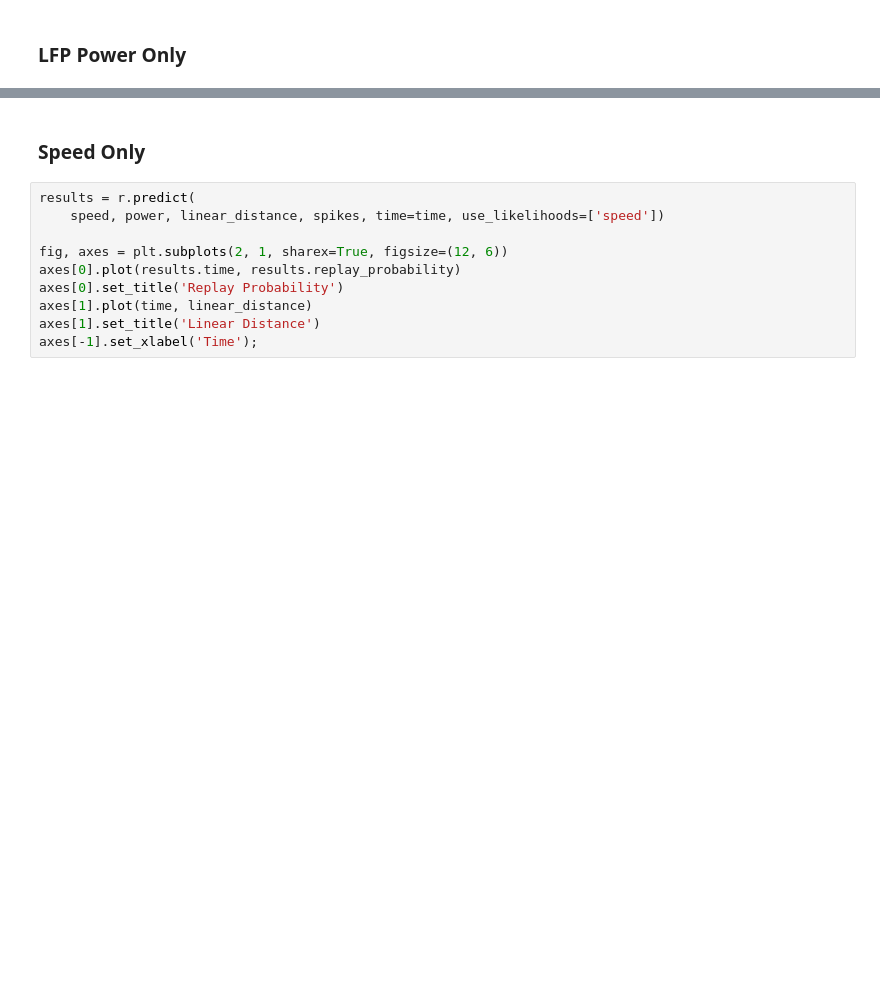
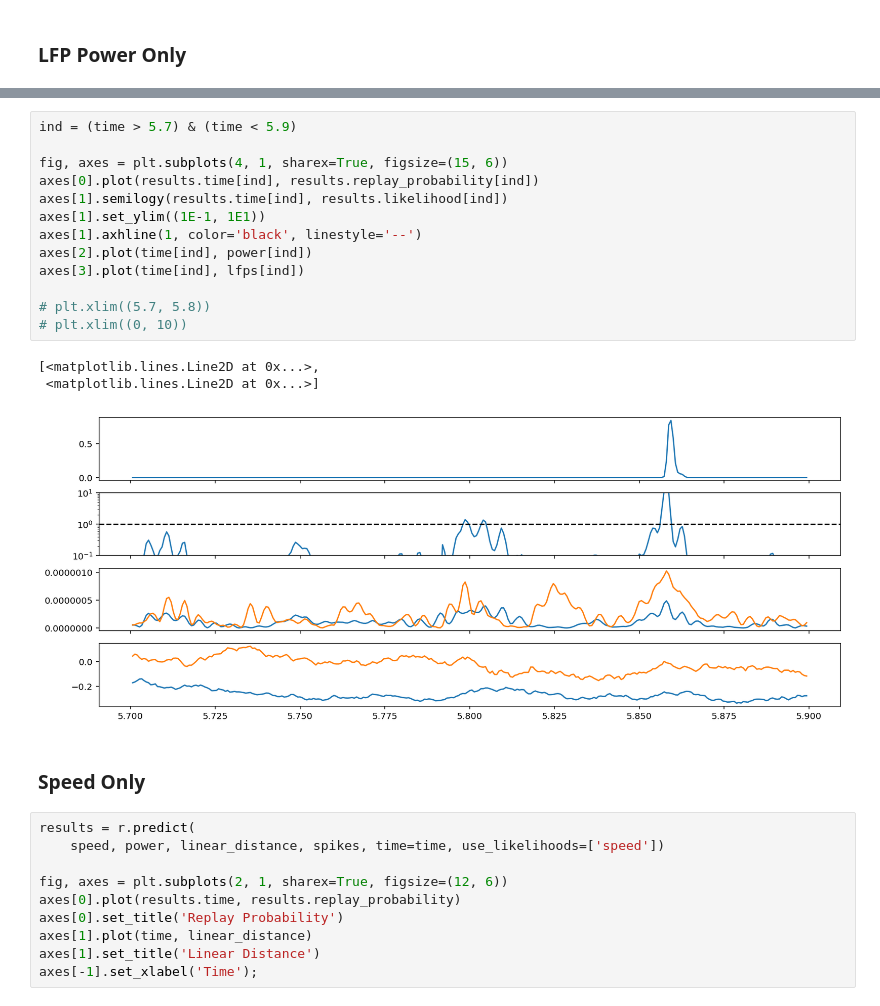
Before and after one commit to Eden-Kramer-Lab/replay_identification, a Jupyter notebook: notebooks/Test_Simulated_Data.ipynb, the cells around one changed output, grey strips where cells are left out. Drawn from its saved outputs; the diff is of its cells as text; blank space fills up the shorter version.

```diff
--- a/notebooks/Test_Simulated_Data.ipynb
+++ b/notebooks/Test_Simulated_Data.ipynb
@@ -385,3 +384,20 @@ INFO:replay_identification.decoders:Predicting replay probability and density...
+# %%
+ind = (time > 5.7) & (time < 5.9)
+
+fig, axes = plt.subplots(4, 1, sharex=True, figsize=(15, 6))
+axes[0].plot(results.time[ind], results.replay_probability[ind])
+axes[1].semilogy(results.time[ind], results.likelihood[ind])
+axes[1].set_ylim((1E-1, 1E1))
+axes[1].axhline(1, color='black', linestyle='--')
+axes[2].plot(time[ind], power[ind])
+axes[3].plot(time[ind], lfps[ind])
+
+# plt.xlim((5.7, 5.8))
+# plt.xlim((0, 10))
+# %% [output]
+[<matplotlib.lines.Line2D at 0x...>,
+ <matplotlib.lines.Line2D at 0x...>]
+[figure, added]
 # %% [markdown]
 ### Speed Only
 # %%
```
Also changed, not shown: parts of 17 cells of this notebook.
